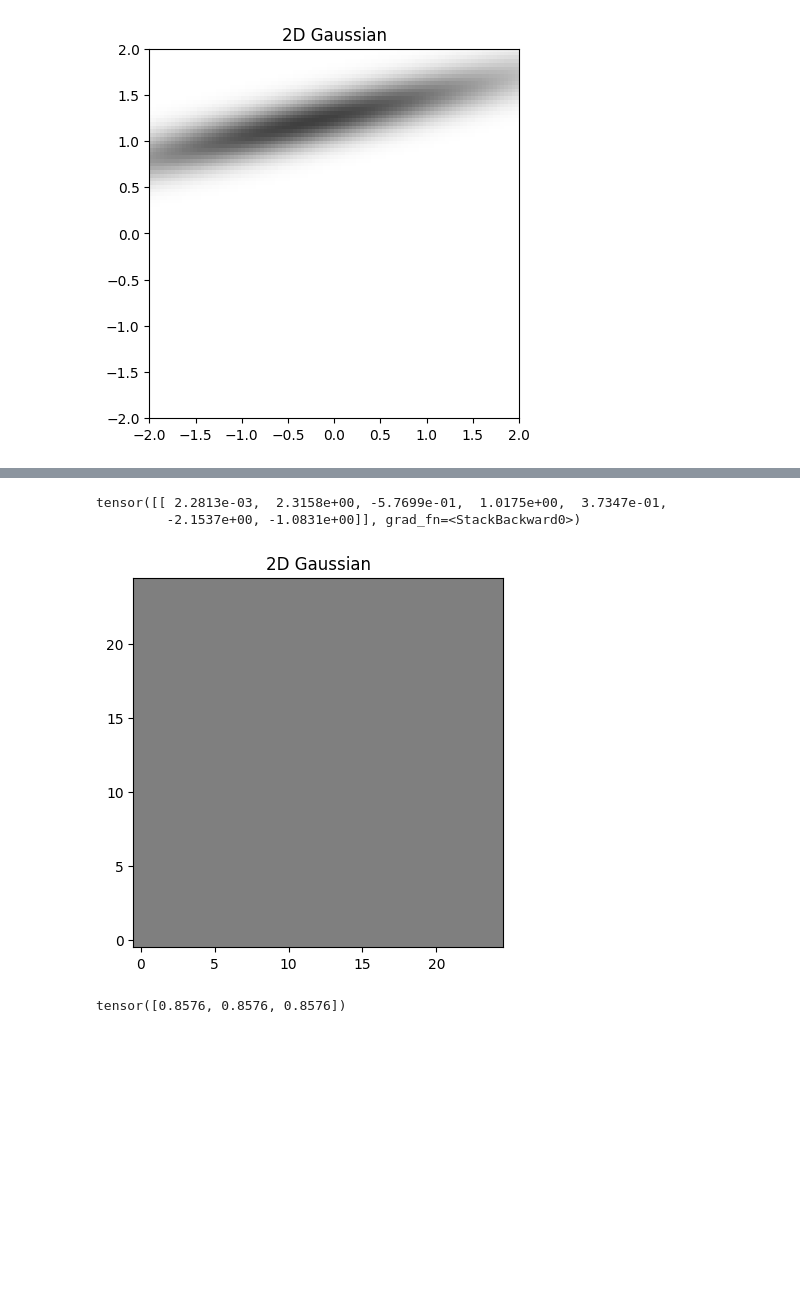
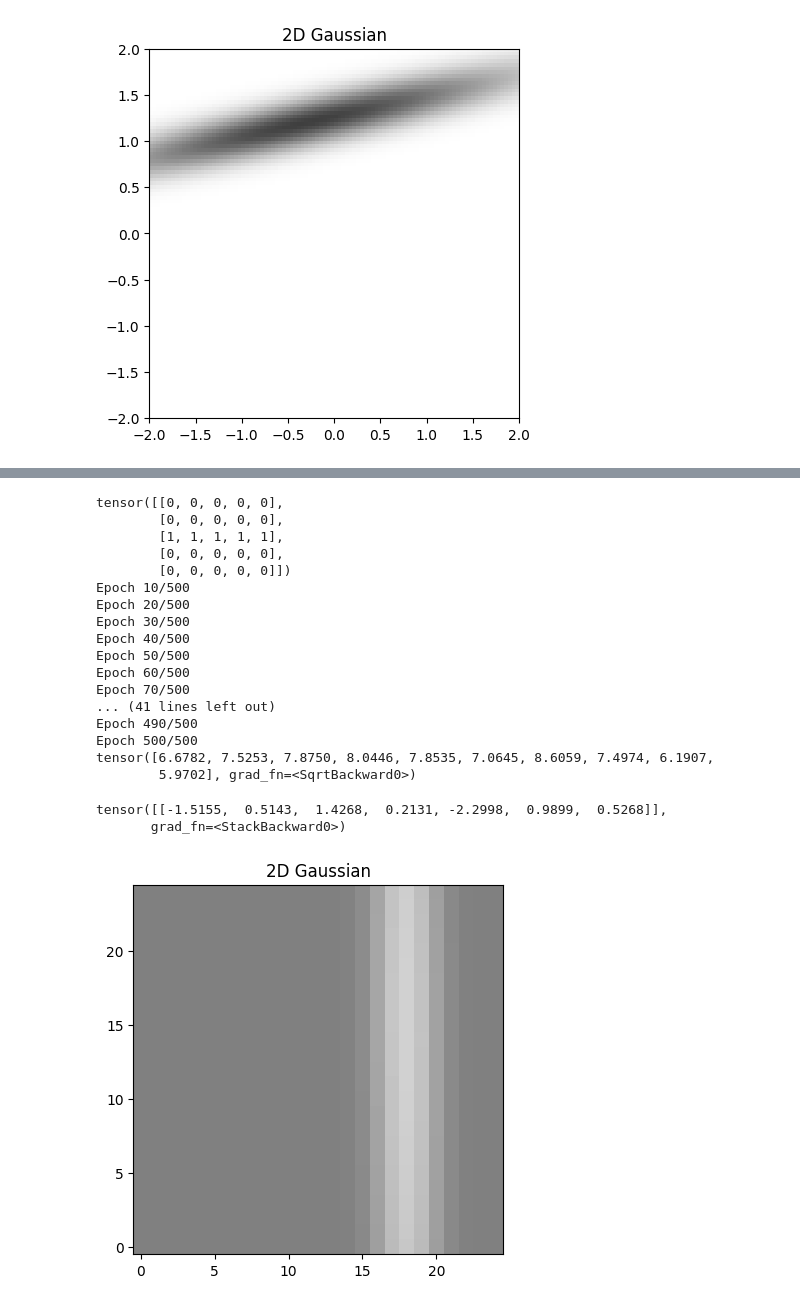
Before and after one commit to SuperVK/sparse-image-repr-bep, a Jupyter notebook: project.ipynb, the cells around one changed output, grey strips where cells are left out. Cells and saved outputs as stored; diff of their text form; code cells hidden in the pictures; blank space fills up the shorter version.

```diff
--- a/project.ipynb
+++ b/project.ipynb
@@ -230,27 +236,38 @@ tensor(0.)
 # %%
-# plot 2D image of gaussian function
+learning_rate = 0.01
+epochs = 500
+batches = 10
 
-import matplotlib.pyplot as plt
-resolution = 25
+# create a 4x4 tensor with all the same value a=0.3
+output_z = torch.stack([torch.tensor([0]*5), torch.tensor([0]*5), torch.tensor([1]*5), torch.tensor([0]*5), torch.tensor([0]*5)])
 
-# Create a grid of points
-xv, yv = np.meshgrid(np.linspace(-2, 2, resolution), np.linspace(-2, 2, resolution))
-points = torch.tensor(np.stack([xv, yv], axis=-1), dtype=torch.float)  # shape (100, 100, 2)
+print(output_z)
 
-print(torch.stack([w[:,min_index]]))
-# Evaluate gaussian at each point
-gauss_img = np.zeros((resolution, resolution))
-for i in range(0, resolution):
-	for j in range(0, resolution):
-		gauss_img[i, j] = f_hat(w[:,min_index].unsqueeze(1), torch.stack([points[i, j]]))
+loss, w = train(learning_rate, epochs, batches, output_z)
 
-plt.title("2D Gaussian")
-plt.imshow(1 - gauss_img, origin='lower', cmap='gray', vmin=0, vmax=1)
-plt.show()
+print(loss)
+min_index = torch.argmin(loss)
 # %% [output]
-tensor([[ 2.2813e-03,  2.3158e+00, -5.7699e-01,  1.0175e+00,  3.7347e-01,
-         -2.1537e+00, -1.0831e+00]], grad_fn=<StackBackward0>)
+tensor([[0, 0, 0, 0, 0],
+        [0, 0, 0, 0, 0],
+        [1, 1, 1, 1, 1],
+        [0, 0, 0, 0, 0],
+        [0, 0, 0, 0, 0]])
+Epoch 10/500
+Epoch 20/500
+Epoch 30/500
+Epoch 40/500
+Epoch 50/500
+Epoch 60/500
+Epoch 70/500
+... (41 lines left out)
+Epoch 490/500
+Epoch 500/500
+tensor([6.6782, 7.5253, 7.8750, 8.0446, 7.8535, 7.0645, 8.6059, 7.4974, 6.1907,
+        5.9702], grad_fn=<SqrtBackward0>)
-[figure, removed]
 # %%
+plot_image(w[:, min_index], 25)
 # %% [output]
-tensor([0.8576, 0.8576, 0.8576])
+tensor([[-1.5155,  0.5143,  1.4268,  0.2131, -2.2998,  0.9899,  0.5268]],
+       grad_fn=<StackBackward0>)
+[figure, added]
```
Also changed, not shown: parts of 5 cells of this notebook.
